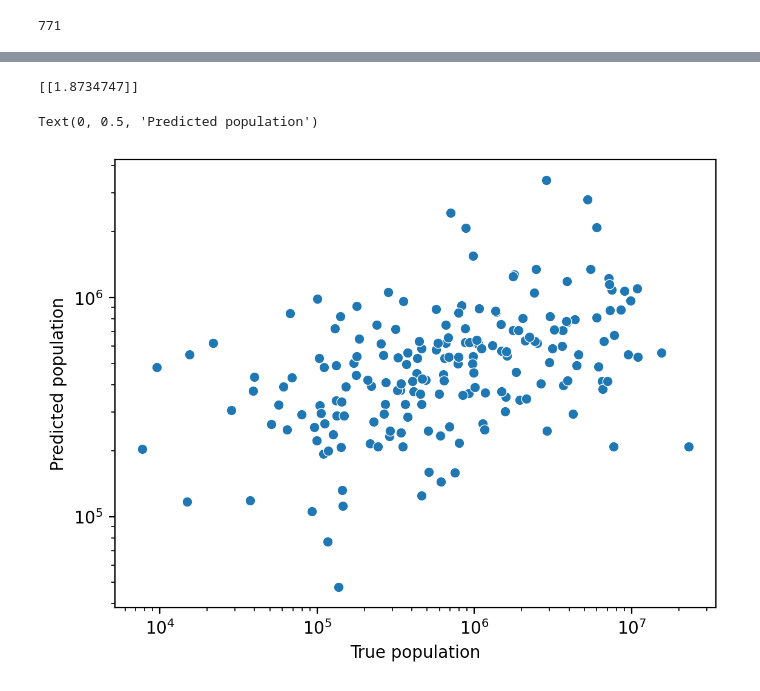
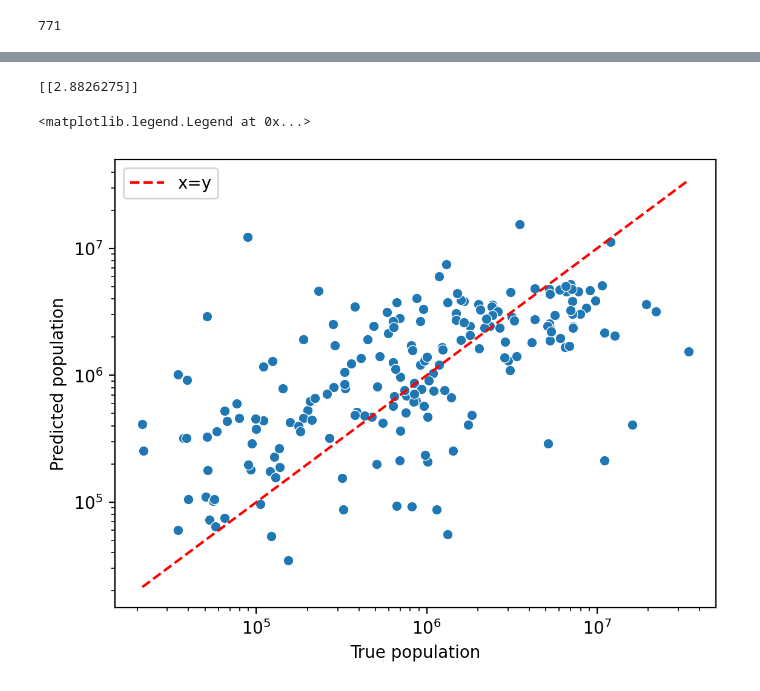
Before and after one commit to eo-agh/daes-project-2425-slodziaki-bystrzaki, a Jupyter notebook: models/neural_networks_regression.ipynb, the cells around one changed output, grey strips where cells are left out. Cells and saved outputs as stored; diff of their text form; code cells hidden in the pictures.

```diff
--- a/models/neural_networks_regression.ipynb
+++ b/models/neural_networks_regression.ipynb
@@ -255,28 +272,40 @@ class RelativeLoss(nn.Module):
         return relative_loss.mean()
 # %%
 model = nn.Sequential(
-    nn.Dropout2d(p=0.25),
-    nn.Conv2d(3, 16, 3, 1, 'same'),
+    nn.Conv2d(3, 32, 3, 1, 'same'),
+    nn.BatchNorm2d(32),
+    nn.ReLU(),
     nn.MaxPool2d(2, 2),
+
+    nn.Dropout(0.1),
+    nn.Conv2d(32, 64, 3, 1, 'same'),
+    nn.BatchNorm2d(64),
     nn.ReLU(),
+    nn.MaxPool2d(2, 2),
 
-    nn.Dropout2d(p=0.25),
-    nn.Conv2d(16, 32, 3, 1, 'same'),
+    nn.Dropout(0.1),
+    nn.Conv2d(64, 128, 3, 1, 'same'),
+    nn.BatchNorm2d(128),
+    nn.ReLU(),
     nn.MaxPool2d(2, 2),
+
+    nn.Dropout(0.1),
+    nn.Conv2d(128, 128, 3, 1, 'same'),
+    nn.BatchNorm2d(128),
     nn.ReLU(),
-
-    nn.Dropout2d(p=0.25),
-    nn.Conv2d(32, 64, 3, 1, 'same'),
-    nn.MaxPool2d(2, 2),
+    nn.AdaptiveAvgPool2d(1),
+    nn.Flatten(),
+    nn.Dropout(0.1),
+    nn.Linear(128, 32),
     nn.ReLU(),
-
-    nn.Dropout2d(p=0.25),
-    nn.Flatten(),
-    nn.Linear(16384, 1)
+    nn.Linear(32, 8),
+    nn.ReLU(),
+    nn.Linear(8, 1)
 )
 
+
 y_loss = []
-optim = torch.optim.Adam(model.parameters(), 1e-4)
+optim = torch.optim.Adam(model.parameters(), 1e-3)
 criterion = nn.MSELoss()
 # %%
 dev = torch.device('cuda' if torch.cuda.is_available() else 'cpu')
@@ -302,6 +331,6 @@ Sequential(
 )
 # %%
-epoch_n = 256
+epoch_n = 1024
 
 for epoch in range(epoch_n):
     # Set the model to training mode
@@ -402,30 +431,35 @@ print(a)
 # %%
 a = 0
 
 true_population_full = []
 predicted_population_full = []
 
 for (img, population) in test_dataset:
     prediction = model(img.unsqueeze(0))
     prediction = detransform_population(prediction.detach().numpy())
     true_population = detransform_population(population.detach().numpy())
     predicted_population_full.append(prediction[0].item())
     true_population_full.append(true_population[0].item())
     a += (np.abs(prediction - true_population)) / true_population
 
 a /= len(test_dataset)
 print(a)
 
 plt.figure(dpi=200)
 sns.scatterplot(x=true_population_full, y=predicted_population_full)
 plt.xscale('log')
 plt.yscale('log')
 plt.xlabel('True population')
 plt.ylabel('Predicted population')
+
+plt.plot([min(true_population_full), max(true_population_full)],
+         [min(true_population_full), max(true_population_full)],
+         'r--', label='x=y')
+plt.legend()
 # %% [output]
-[[1.8734747]]
+[[2.8826275]]
-Text(0, 0.5, 'Predicted population')
+<matplotlib.legend.Legend at 0x...>
-[figure, old version]
+[figure, new version]
 # %%
 img = train_dataset[5][0]
 population = train_dataset[5][1]
```
Also changed, not shown: parts of 10 cells of this notebook, 1 other file.
